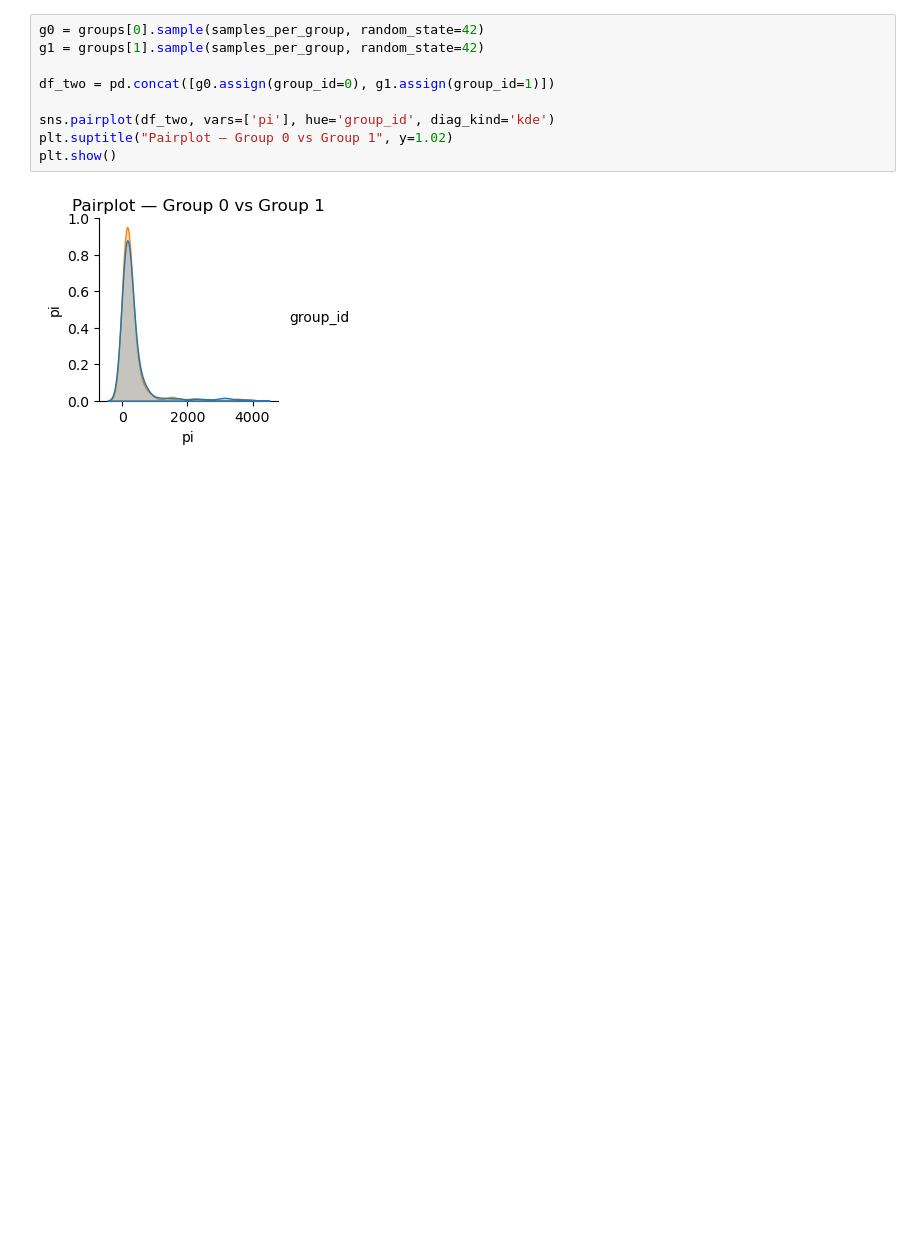
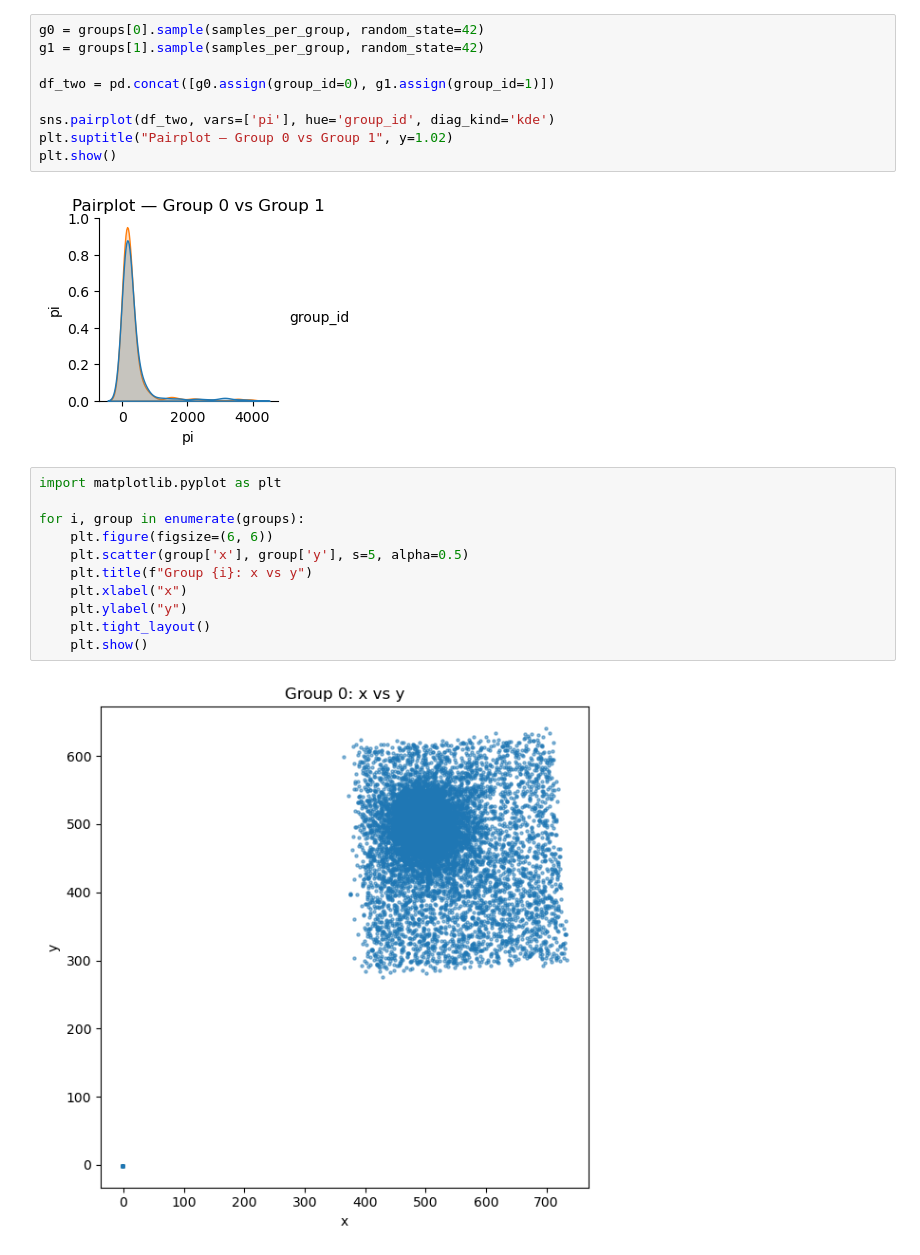
Before and after one commit to ThGreatExplorer/NOVA, a Jupyter notebook: observation_eda.ipynb, the cells around one changed output. Cells and saved outputs as stored; diff of their text form; blank space fills up the shorter version.

Commit message:
Updated observations with x and y scatter

```diff
--- a/observation_eda.ipynb
+++ b/observation_eda.ipynb
@@ -205,3 +205,16 @@ plt.suptitle("Pairplot — Group 0 vs Group 1", y=1.02)
 plt.show()
 # %% [output]
 [figure]
+# %%
+import matplotlib.pyplot as plt
+
+for i, group in enumerate(groups):
+    plt.figure(figsize=(6, 6))
+    plt.scatter(group['x'], group['y'], s=5, alpha=0.5)
+    plt.title(f"Group {i}: x vs y")
+    plt.xlabel("x")
+    plt.ylabel("y")
+    plt.tight_layout()
+    plt.show()
+# %% [output]
+[figure, added]
```
Also changed, not shown: parts of 2 cells of this notebook.
